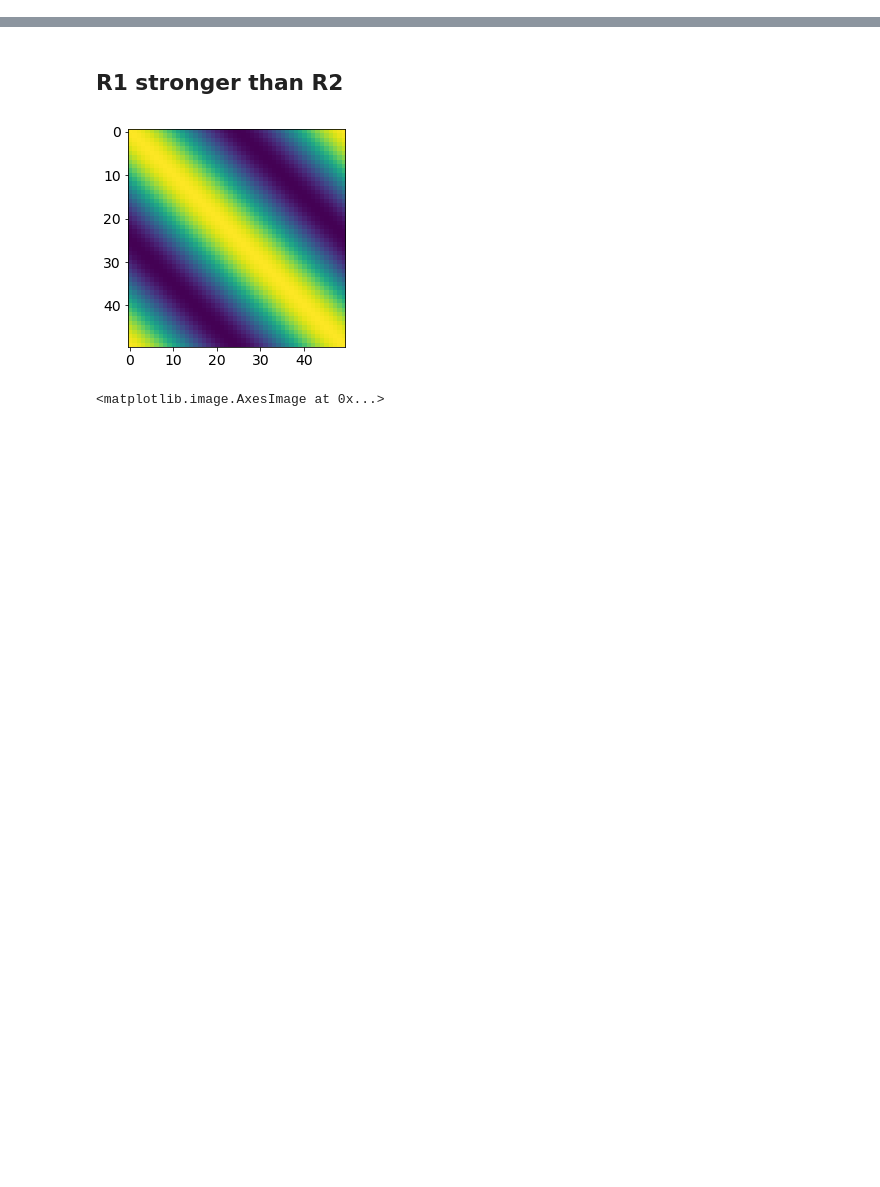
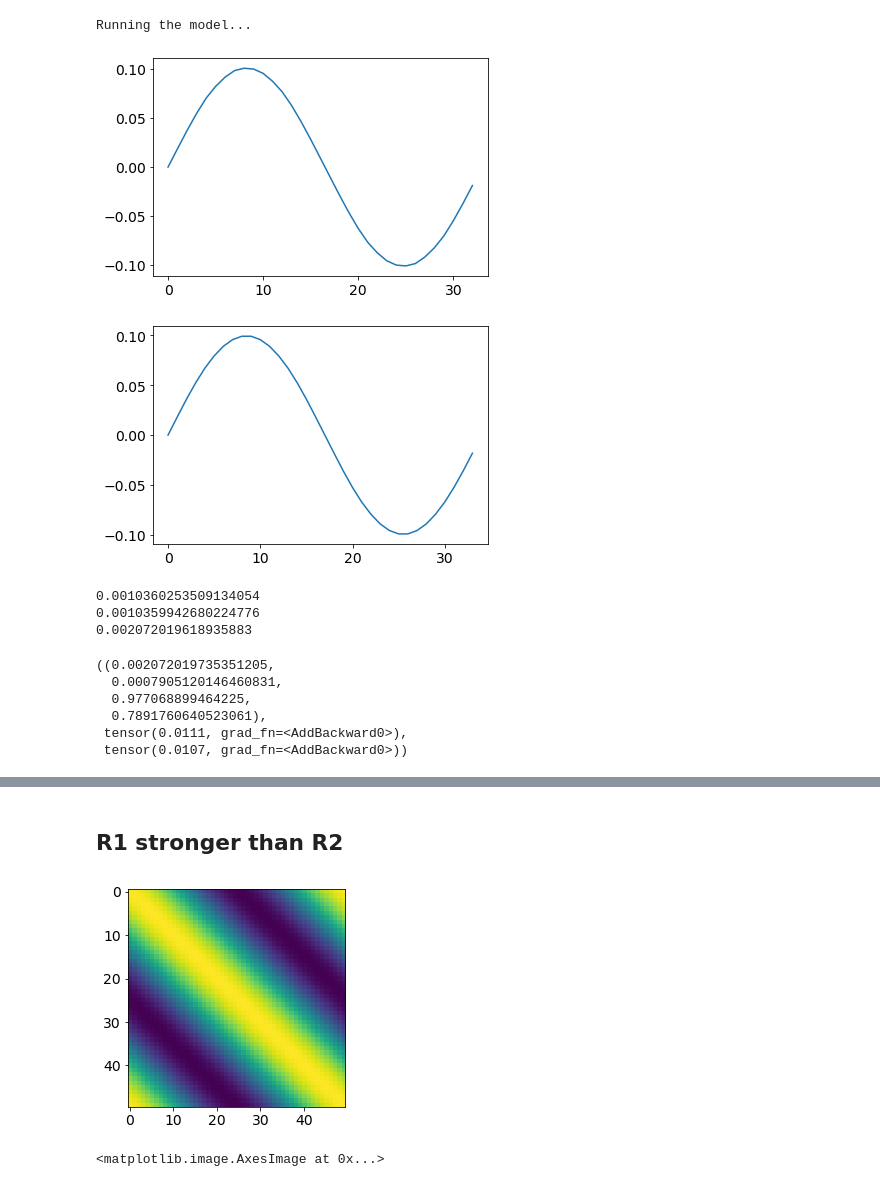
Before and after one commit to azaho/rnnmin, a Jupyter notebook: HD.ipynb, the cells around one changed output, grey strips where cells are left out. Drawn from its saved outputs; the diff is of its cells as text; code cells hidden in the pictures; blank space fills up the shorter version.

```diff
--- a/HD.ipynb
+++ b/HD.ipynb
@@ -39,6 +39,14 @@ delay2_set = torch.arange(30, 50)
 delay0, delay1, delay2 = 40, 40, 40
 
 total_time = hold_orientation_for*2+hold_cue_for+delay0+delay1+delay2
+t1, t1d = -1+delay0 if delay0>0 else 0, "before O1 presented"
+t1_5, t1_5d = -1+delay0+hold_orientation_for//2, "amid 01 presentation"
+t2, t2d = -1+delay0+hold_orientation_for, "after O1 presented"
+t3, t3d = -1+delay0+hold_orientation_for+delay1, "before O2 presented"
+t3_5, t3_5d = -1+delay0+hold_orientation_for+delay1+hold_orientation_for//2, "amid O2 presentation"
+t4, t4d = -1+delay0+hold_orientation_for+delay1+hold_orientation_for, "after O2 presented"
+t5, t5d = -1+delay0+hold_orientation_for+delay1+hold_orientation_for+delay2, "before go cue"
+t6, t6d = -1+total_time, "end of task"
 
 orientation_neurons = 32
 task = tasks.TWO_ORIENTATIONS_DOUBLE_OUTPUT(orientation_neurons, hold_orientation_for, hold_cue_for, delay0_set, delay1_set, delay2_set,
@@ -47,3 +126,18 @@ model = models.CTRNN(task=task, dim_recurrent=dim_recurrent, nonlinearity="retan
+# %%
+analyze_error(model, ORI_RES=3)
+# %% [output]
+Running the model...
+[figure, added]
+[figure, added]
+0.0010360253509134054
+0.0010359942680224776
+0.002072019618935883
+((0.002072019735351205,
+  0.0007905120146460831,
+  0.977068899464225,
+  0.7891760640523061),
+ tensor(0.0111, grad_fn=<AddBackward0>),
+ tensor(0.0107, grad_fn=<AddBackward0>))
 # %%
 def weight(pref1, pref2):
     return 1 * ( torch.cos(2*(pref1-pref2)/180 * np.pi))
```
Also changed, not shown: parts of 12 cells of this notebook, 2 other files.
